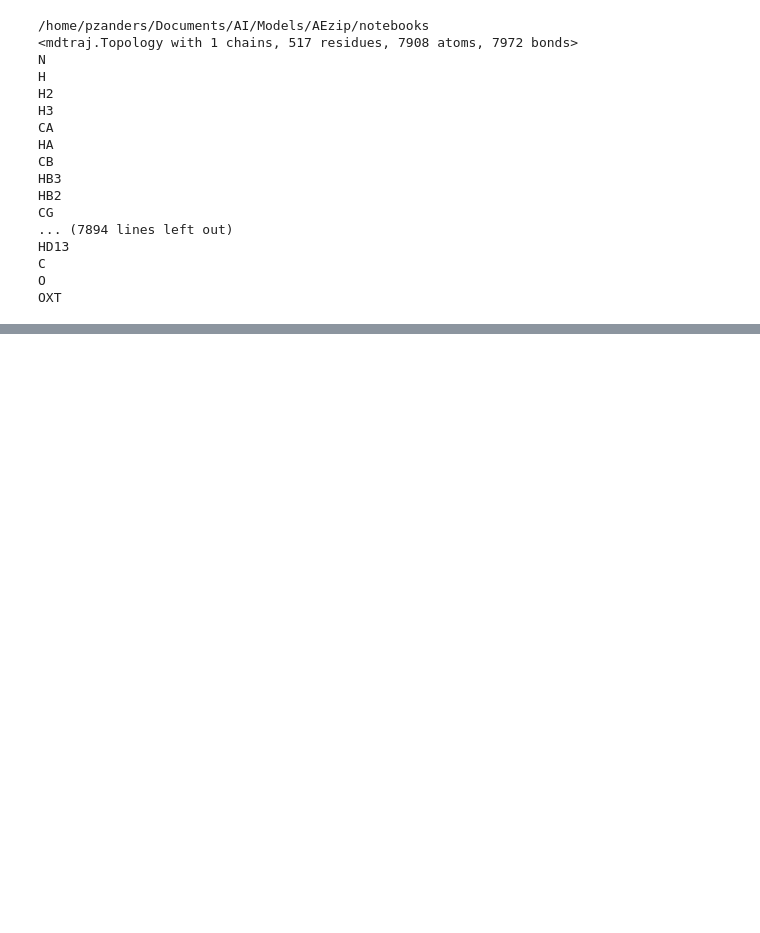
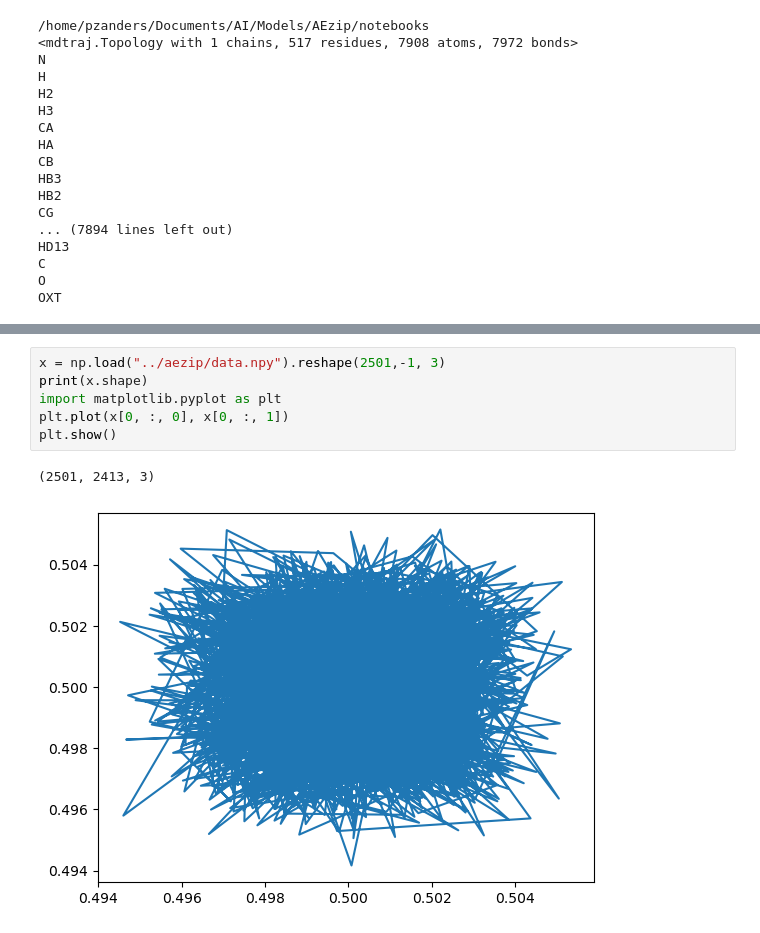
Before and after one commit to PieterZanders/AEzip, a Jupyter notebook: notebooks/aezip_wf.ipynb, the cells around one changed output, grey strips where cells are left out. Cells and saved outputs as stored; diff of their text form; blank space fills up the shorter version.

```diff
--- a/notebooks/aezip_wf.ipynb
+++ b/notebooks/aezip_wf.ipynb
@@ -72,0 +100,9 @@ OXT
+# %%
+x = np.load("../aezip/data.npy").reshape(2501,-1, 3)
+print(x.shape)
+import matplotlib.pyplot as plt
+plt.plot(x[0, :, 0], x[0, :, 1])
+plt.show()
+# %% [output]
+(2501, 2413, 3)
+[figure, added]
```
Also changed, not shown: parts of 3 cells of this notebook, 2 other files.
